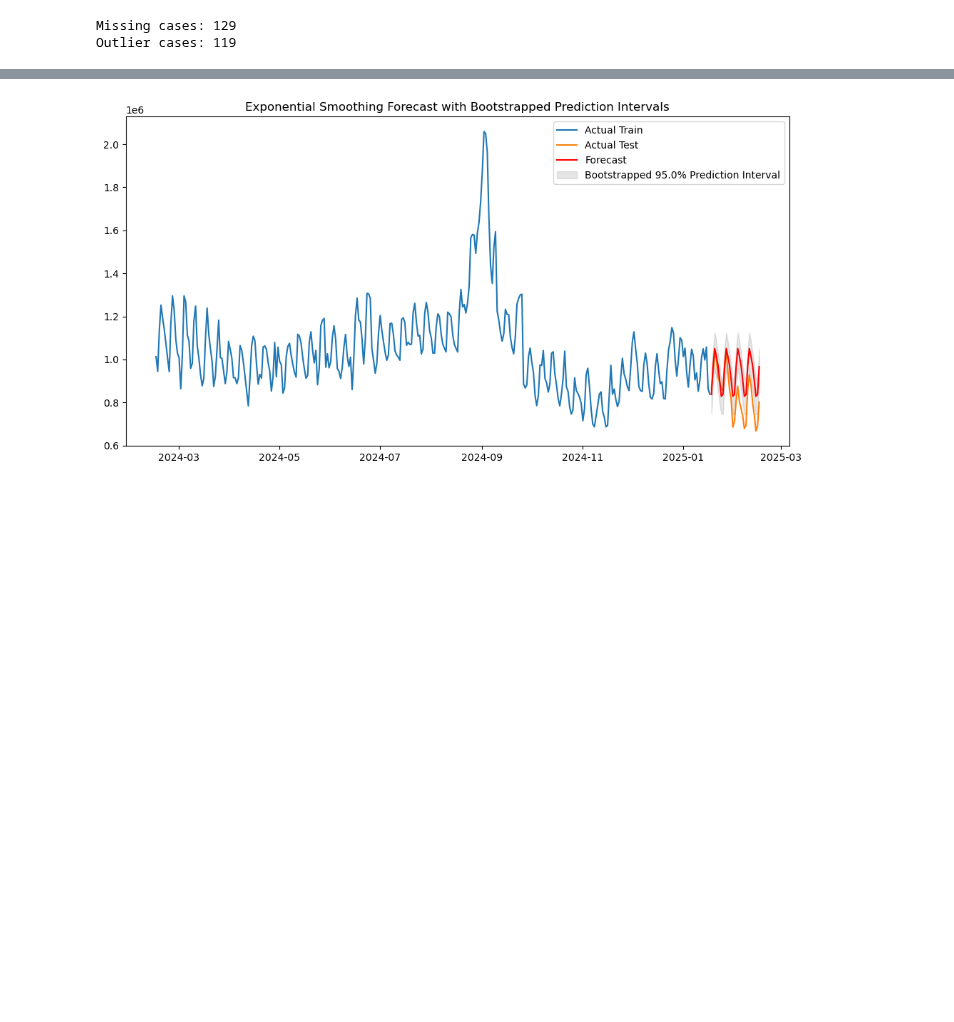
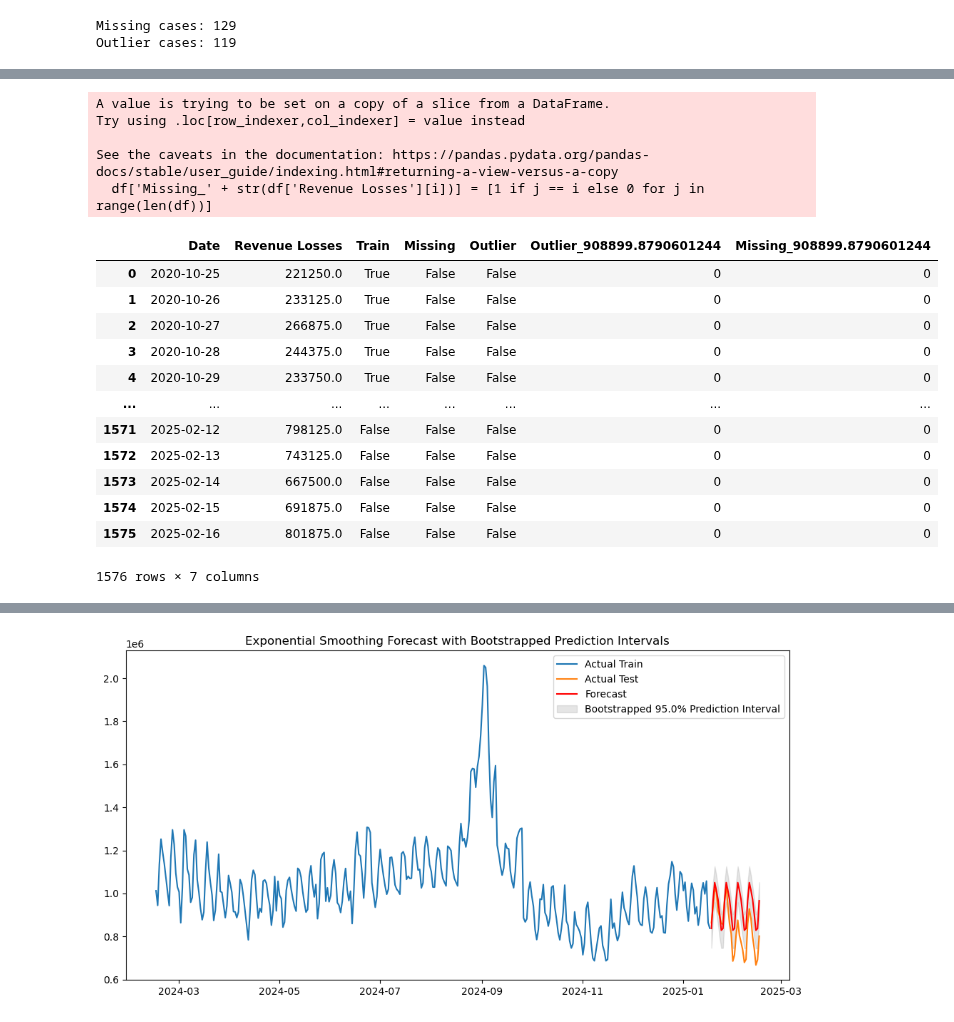
Before and after one commit to ijyliu/mcbroken-forecasting, a Jupyter notebook: Experimental Notebooks/Forecasts/ARIMA.ipynb, the cells around one changed output, grey strips where cells are left out. Saved outputs shown, nothing was run; the diff lists cells and outputs as text; code cells hidden in the pictures; blank space fills up the shorter version.

```diff
--- a/Experimental Notebooks/Forecasts/ARIMA.ipynb
+++ b/Experimental Notebooks/Forecasts/ARIMA.ipynb
@@ -91,0 +63,8 @@ df
+# %%
+# Add a column of indicators for each row to indicate whether the row is an outlier
+outlier_cols = []
+for i in range(len(df)):
+    if df.loc[i, 'Outlier'] == 1:
+        df['Outlier_' + str(df['Revenue Losses'][i])] = [1 if j == i else 0 for j in range(len(df))]
+        outlier_cols.append('Outlier_' + str(df['Revenue Losses'][i]))
+df
@@ -92,3 +90,30 @@ df
+# %%
+# Add a column of indicators for each row to indicate whether the row is missing
+missing_cols = []
+for i in range(len(df)):
+    if df.loc[i, 'Missing'] == 1:
+        df['Missing_' + str(df['Revenue Losses'][i])] = [1 if j == i else 0 for j in range(len(df))]
+        outlier_cols.append('Missing_' + str(df['Revenue Losses'][i]))
+df
+# %% [output]
+A value is trying to be set on a copy of a slice from a DataFrame.
+Try using .loc[row_indexer,col_indexer] = value instead
+
+See the caveats in the documentation: https://pandas.pydata.org/pandas-docs/stable/user_guide/indexing.html#returning-a-view-versus-a-copy
+  df['Missing_' + str(df['Revenue Losses'][i])] = [1 if j == i else 0 for j in range(len(df))]
+|  | Date | Revenue Losses | Train | Missing | Outlier | Outlier_908899.8790601244 | Missing_908899.8790601244 |
+| 0 | 2020-10-25 | 221250.0 | True | False | False | 0 | 0 |
+| 1 | 2020-10-26 | 233125.0 | True | False | False | 0 | 0 |
+| 2 | 2020-10-27 | 266875.0 | True | False | False | 0 | 0 |
+| 3 | 2020-10-28 | 244375.0 | True | False | False | 0 | 0 |
+| 4 | 2020-10-29 | 233750.0 | True | False | False | 0 | 0 |
+| ... | ... | ... | ... | ... | ... | ... | ... |
+| 1571 | 2025-02-12 | 798125.0 | False | False | False | 0 | 0 |
+| 1572 | 2025-02-13 | 743125.0 | False | False | False | 0 | 0 |
+| 1573 | 2025-02-14 | 667500.0 | False | False | False | 0 | 0 |
+| 1574 | 2025-02-15 | 691875.0 | False | False | False | 0 | 0 |
+| 1575 | 2025-02-16 | 801875.0 | False | False | False | 0 | 0 |
+1576 rows × 7 columns
 # %%
 # Train/test split
 train_df = df.query('Train == 1').reset_index(drop=True)
```
Also changed, not shown: parts of 22 cells of this notebook, 1 other file.
